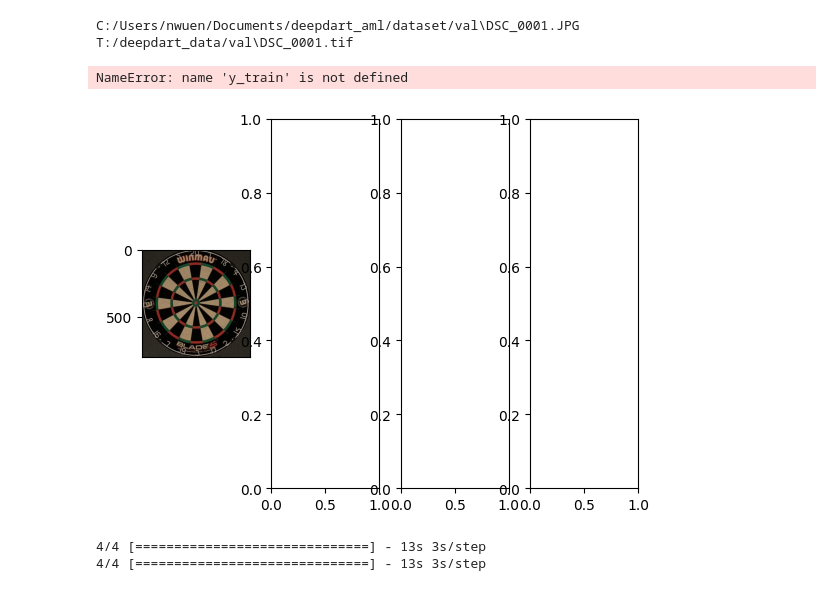
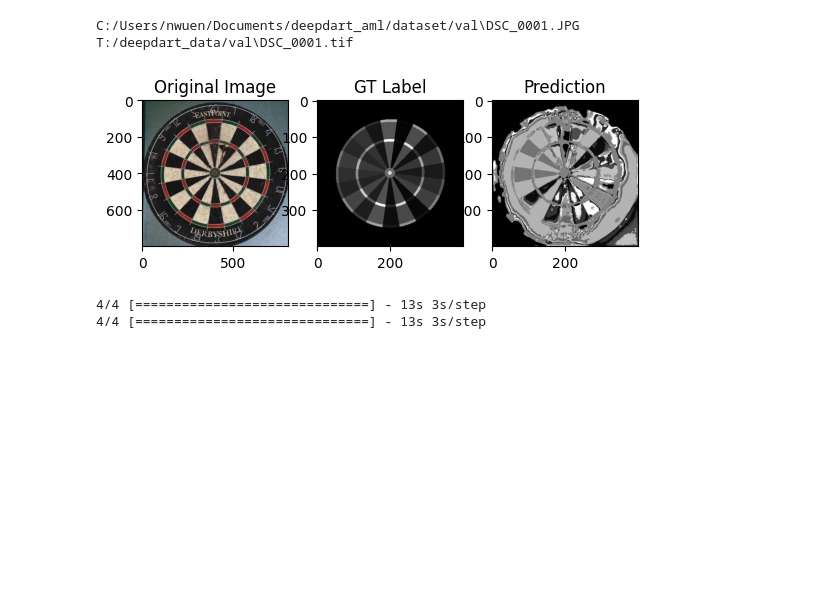
Before and after one commit to Soleer/deepdart_aml, a Jupyter notebook: nnU-Net_pixel.ipynb, the cells around one changed output. Drawn from its saved outputs; the diff is of its cells as text; code cells hidden in the pictures; blank space fills up the shorter version.

```diff
--- a/nnU-Net_pixel.ipynb
+++ b/nnU-Net_pixel.ipynb
@@ -257,9 +257,7 @@ Non-trainable params: 5,888
 __________________________________________________________________________________________________
 # %%
 current_epoch = 0
-current_batch = 20
+current_batch = 0
-# %%
-UNet.load_weights(f'T:/deepdart_data/pixel_20.h5')
 # %%
 UNet.compile(
     loss = combo_loss,
@@ -311,7 +305,7 @@ MemoryError: Unable to allocate 26.9 MiB for an array with shape (160000, 44) an
 # %%
 UNet.save_weights(f'T:/deepdart_data/pixel_{i}.h5')
 # %%
-UNet.load_weights("weights_1_85.h5")
+UNet.load_weights("pixel_30.h5")
 UNet.compile(
     loss = combo_loss,
     optimizer = optimizer,
@@ -333,24 +327,23 @@ print(val_label_list[0][0])
 C:/Users/nwuen/Documents/deepdart_aml/dataset/val\DSC_0001.JPG
 T:/deepdart_data/val\DSC_0001.tif
 # %%
-fig, (ax1,ax2,ax3) = plt.subplots(1,4)
+fig, (ax1,ax2,ax3) = plt.subplots(1,3)
 ax1.imshow(plt.imread(val_img_list[0][0]))
 ax1.get_xaxis().set_visible('off')
 ax1.get_yaxis().set_visible('off')
 ax1.set_title('Original Image')
 
 ax2.imshow(np.dot(y_val[0],scores),cmap='gray')
 ax2.get_xaxis().set_visible('off')
 ax2.get_yaxis().set_visible('off')
 ax2.set_title('GT Label')
 
 ax3.imshow(val,cmap='gray')
 ax3.get_xaxis().set_visible('off')
 ax3.get_yaxis().set_visible('off')
 ax3.set_title('Prediction')
-plt.axis('off')
+
 plt.show()
 #imwrite('val.tif',val)
 # %% [output]
-NameError: name 'y_train' is not defined
-[figure, old version]
+[figure, new version]
```
Also changed, not shown: parts of 3 cells of this notebook, 2 other files.
